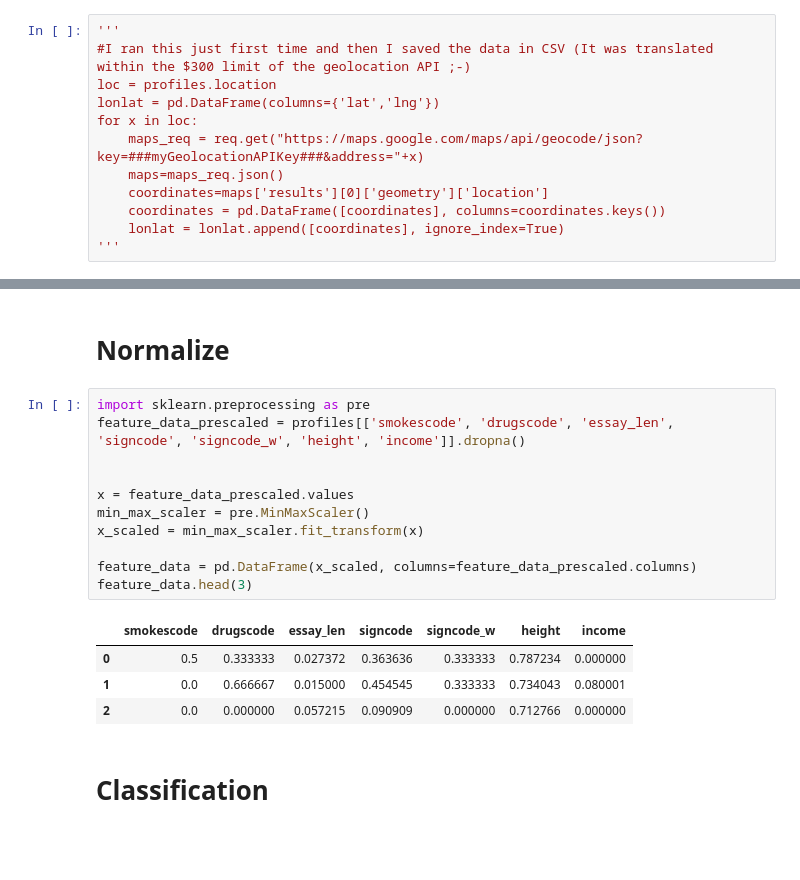
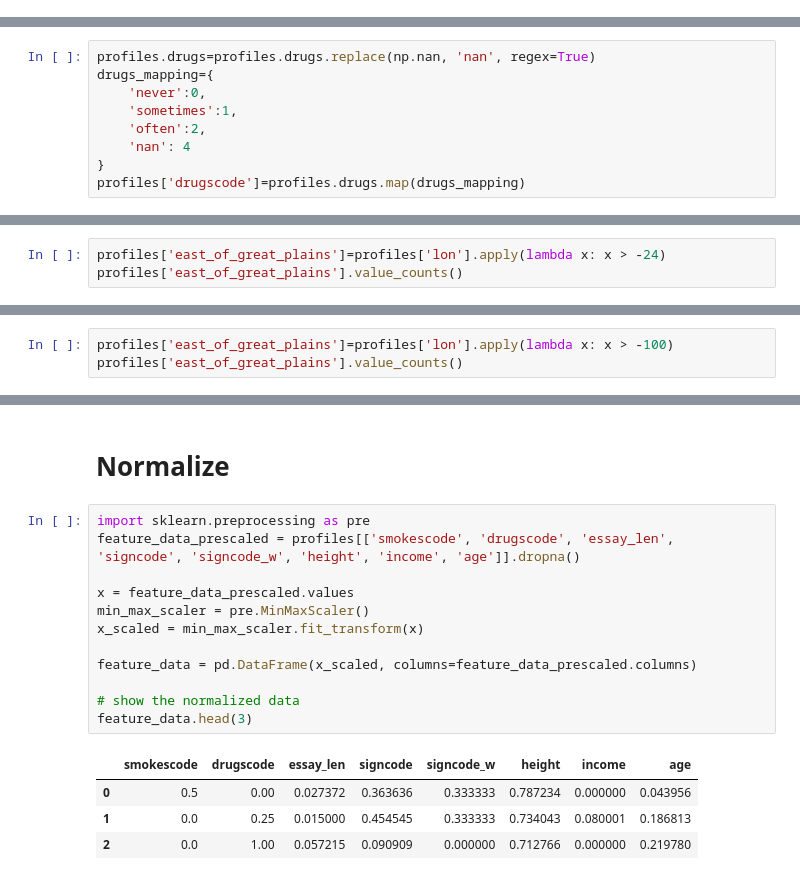
Before and after one commit to arianmingo/date-a-scientist, a Jupyter notebook: capstone_starter 2018-11-26 20_05_48/notebook/Capstone.ipynb, the cells around one changed output, grey strips where cells are left out. Cells and saved outputs as stored; diff of their text form; blank space fills up the shorter version.

```diff
--- a/capstone_starter 2018-11-26 20_05_48/notebook/Capstone.ipynb
+++ b/capstone_starter 2018-11-26 20_05_48/notebook/Capstone.ipynb
@@ -458,12 +0,0 @@ Name: status, dtype: int64
-# %%
-'''
-#I ran this just first time and then I saved the data in CSV (It was translated within the $300 limit of the geolocation API ;-)
-loc = profiles.location
-lonlat = pd.DataFrame(columns={'lat','lng'})
-for x in loc:
-    maps_req = req.get("https://maps.google.com/maps/api/geocode/json?key=###myGeolocationAPIKey###&address="+x)
-    maps=maps_req.json()
-    coordinates=maps['results'][0]['geometry']['location']
-    coordinates = pd.DataFrame([coordinates], columns=coordinates.keys())
-    lonlat = lonlat.append([coordinates], ignore_index=True)
-'''
@@ -523,0 +43,9 @@ Name: all_essays, dtype: object
+# %%
+profiles.drugs=profiles.drugs.replace(np.nan, 'nan', regex=True)
+drugs_mapping={
+    'never':0,
+    'sometimes':1,
+    'often':2,
+    'nan': 4
+}
+profiles['drugscode']=profiles.drugs.map(drugs_mapping)
@@ -523,0 +235,3 @@ Name: all_essays, dtype: object
+# %%
+profiles['east_of_great_plains']=profiles['lon'].apply(lambda x: x > -24)
+profiles['east_of_great_plains'].value_counts()
@@ -523,0 +244,3 @@ Name: all_essays, dtype: object
+# %%
+profiles['east_of_great_plains']=profiles['lon'].apply(lambda x: x > -100)
+profiles['east_of_great_plains'].value_counts()
@@ -525,19 +316,18 @@ Name: all_essays, dtype: object
 <H1>Normalize</H1>
 # %%
 import sklearn.preprocessing as pre
-feature_data_prescaled = profiles[['smokescode', 'drugscode', 'essay_len', 'signcode', 'signcode_w', 'height', 'income']].dropna()
-
+feature_data_prescaled = profiles[['smokescode', 'drugscode', 'essay_len', 'signcode', 'signcode_w', 'height', 'income', 'age']].dropna()
 
 x = feature_data_prescaled.values
 min_max_scaler = pre.MinMaxScaler()
 x_scaled = min_max_scaler.fit_transform(x)
 
 feature_data = pd.DataFrame(x_scaled, columns=feature_data_prescaled.columns)
+
+# show the normalized data
 feature_data.head(3)
 # %% [output]
-|  | smokescode | drugscode | essay_len | signcode | signcode_w | height | income |
-| 0 | 0.5 | 0.333333 | 0.027372 | 0.363636 | 0.333333 | 0.787234 | 0.000000 |
-| 1 | 0.0 | 0.666667 | 0.015000 | 0.454545 | 0.333333 | 0.734043 | 0.080001 |
-| 2 | 0.0 | 0.000000 | 0.057215 | 0.090909 | 0.000000 | 0.712766 | 0.000000 |
+|  | smokescode | drugscode | essay_len | signcode | signcode_w | height | income | age |
+| 0 | 0.5 | 0.00 | 0.027372 | 0.363636 | 0.333333 | 0.787234 | 0.000000 | 0.043956 |
+| 1 | 0.0 | 0.25 | 0.015000 | 0.454545 | 0.333333 | 0.734043 | 0.080001 | 0.186813 |
+| 2 | 0.0 | 1.00 | 0.057215 | 0.090909 | 0.000000 | 0.712766 | 0.000000 | 0.219780 |
-# %% [markdown]
-<h1>Classification</h1>
```
Also changed, not shown: parts of 81 cells of this notebook.
